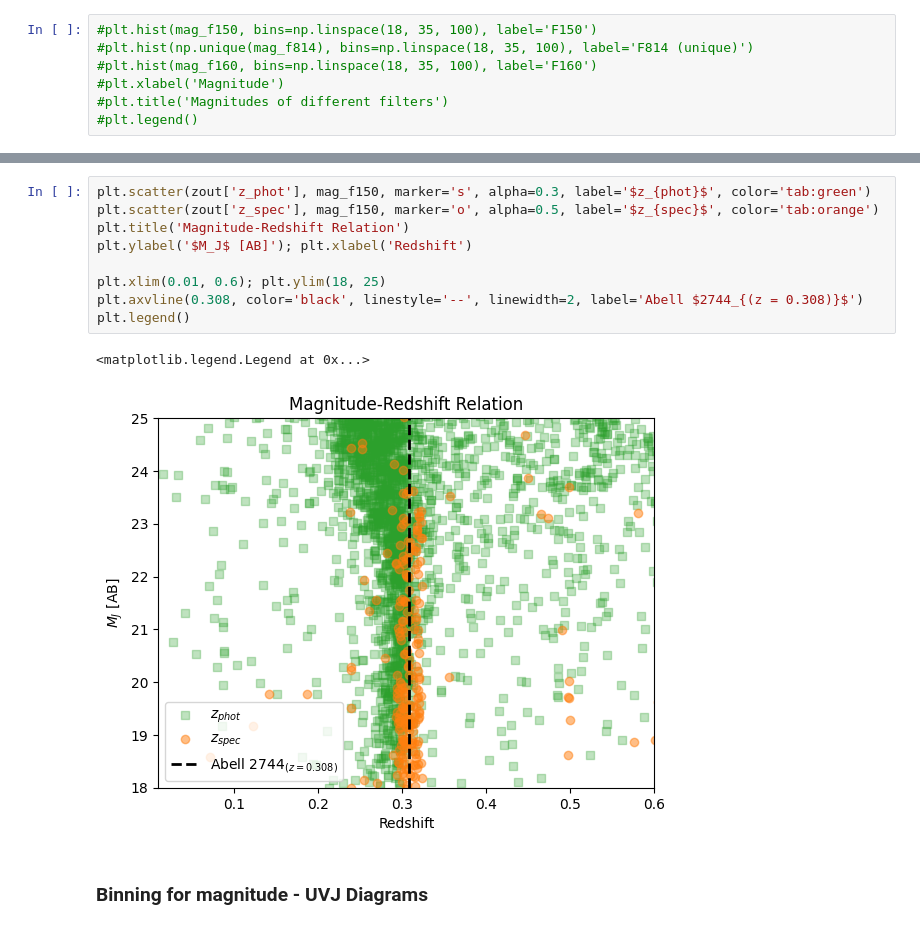
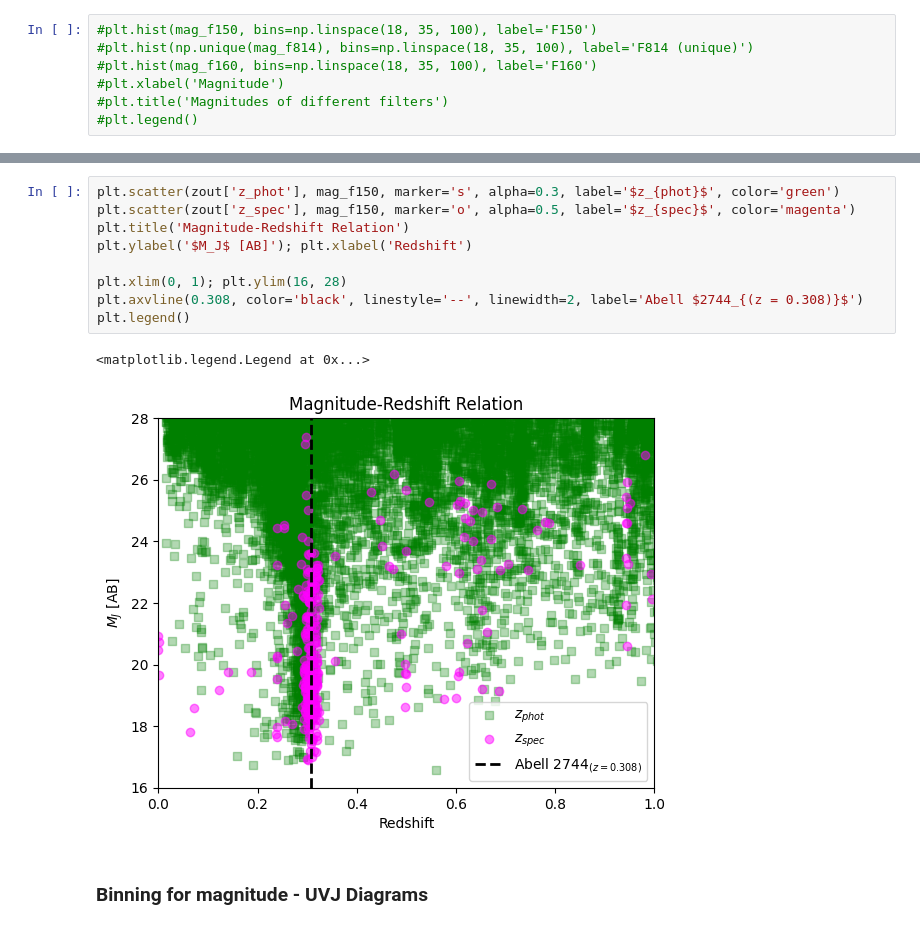
Before and after one commit to mayamerch/block-3-project, a Jupyter notebook: abell 2744.ipynb, the cells around one changed output, grey strips where cells are left out. Drawn from its saved outputs; the diff is of its cells as text.

```diff
--- a/abell 2744.ipynb
+++ b/abell 2744.ipynb
@@ -587,15 +585,15 @@ plt.legend()
 # %%
-plt.scatter(zout['z_phot'], mag_f150, marker='s', alpha=0.3, label='$z_{phot}$', color='tab:green')
-plt.scatter(zout['z_spec'], mag_f150, marker='o', alpha=0.5, label='$z_{spec}$', color='tab:orange')
+plt.scatter(zout['z_phot'], mag_f150, marker='s', alpha=0.3, label='$z_{phot}$', color='green')
+plt.scatter(zout['z_spec'], mag_f150, marker='o', alpha=0.5, label='$z_{spec}$', color='magenta')
 plt.title('Magnitude-Redshift Relation')
 plt.ylabel('$M_J$ [AB]'); plt.xlabel('Redshift')
 
-plt.xlim(0.01, 0.6); plt.ylim(18, 25)
+plt.xlim(0, 1); plt.ylim(16, 28)
 plt.axvline(0.308, color='black', linestyle='--', linewidth=2, label='Abell $2744_{(z = 0.308)}$')
 plt.legend()
 # %% [output]
 <matplotlib.legend.Legend at 0x...>
-[figure, old version]
+[figure, new version]
 # %% [markdown]
 ### Binning for magnitude - UVJ Diagrams
 # %%
```
Also changed, not shown: parts of 13 cells of this notebook.
